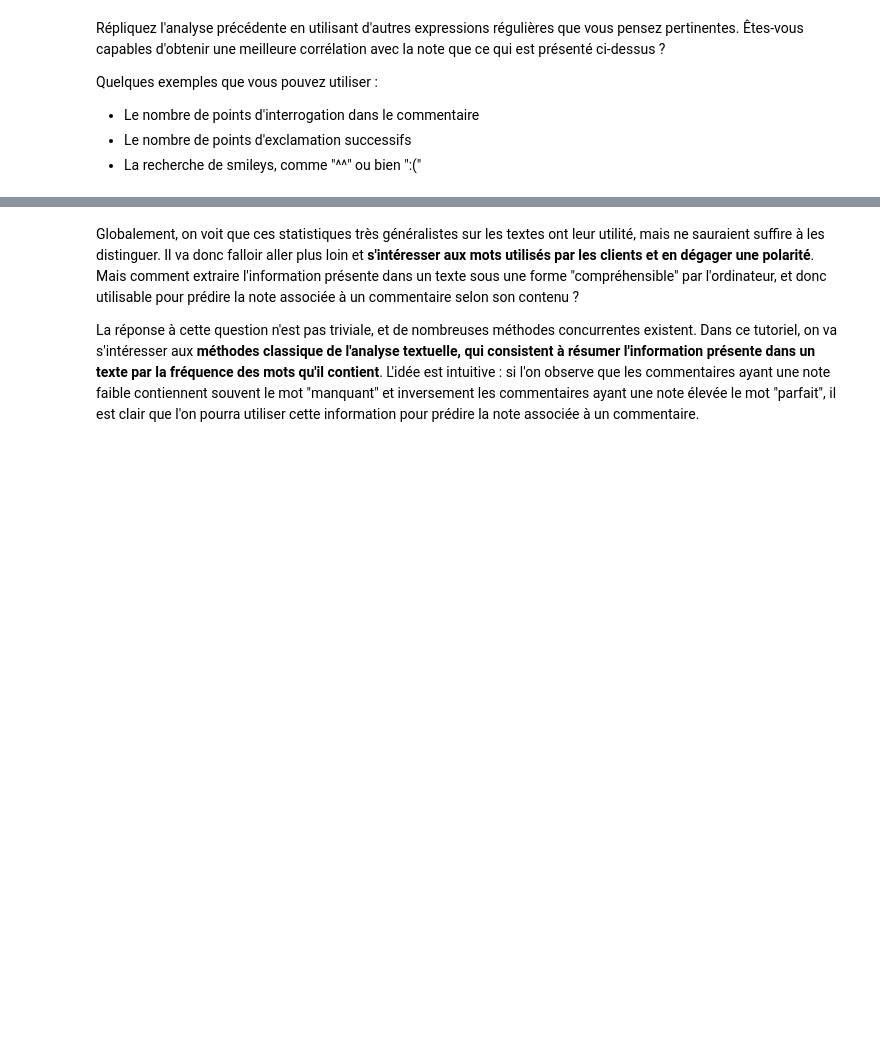
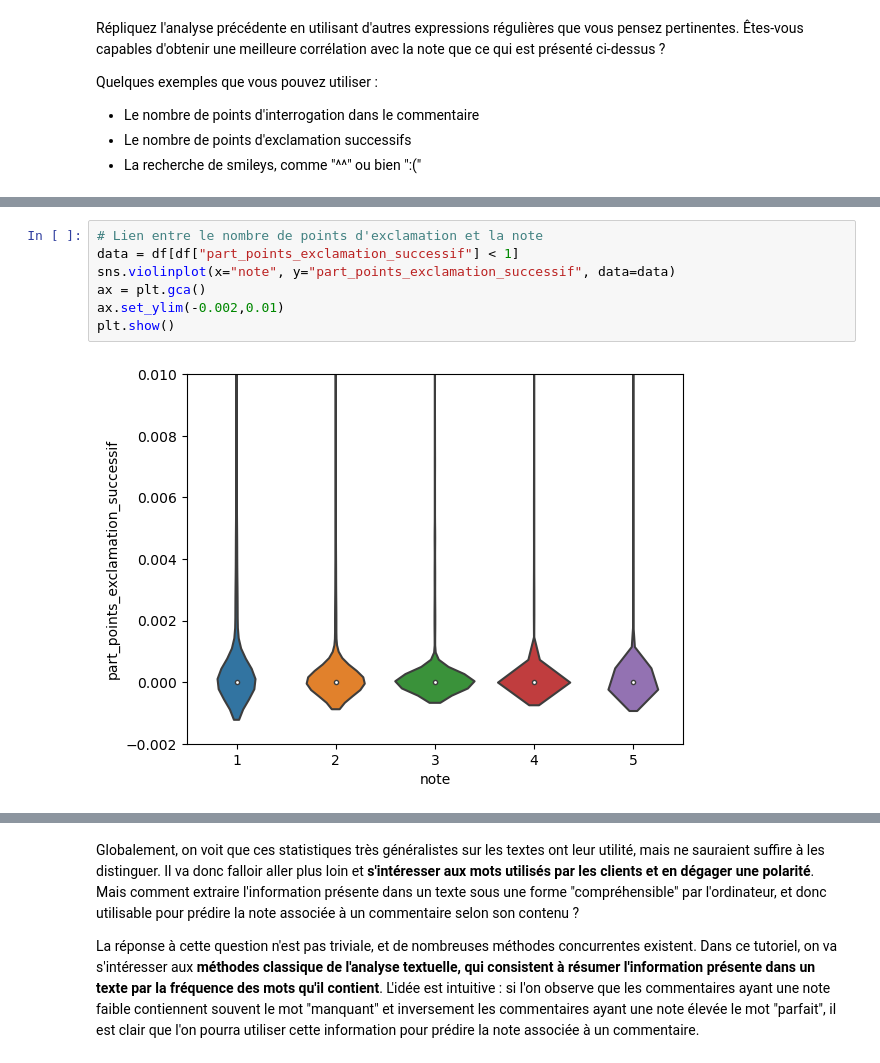
Before and after one commit to debie-A320FL/funathon2023_sujet5, a Jupyter notebook: tutoriel.ipynb, the cells around one changed output, grey strips where cells are left out. Saved outputs shown, nothing was run; the diff lists cells and outputs as text; blank space fills up the shorter version.

```diff
--- a/tutoriel.ipynb
+++ b/tutoriel.ipynb
@@ -870,0 +886,9 @@ Quelques exemples que vous pouvez utiliser :
+# %%
+# Lien entre le nombre de points d'exclamation et la note
+data = df[df["part_points_exclamation_successif"] < 1]
+sns.violinplot(x="note", y="part_points_exclamation_successif", data=data)
+ax = plt.gca()
+ax.set_ylim(-0.002,0.01)
+plt.show()
+# %% [output]
+[figure, added]
```
Also changed, not shown: parts of 8 cells of this notebook.
